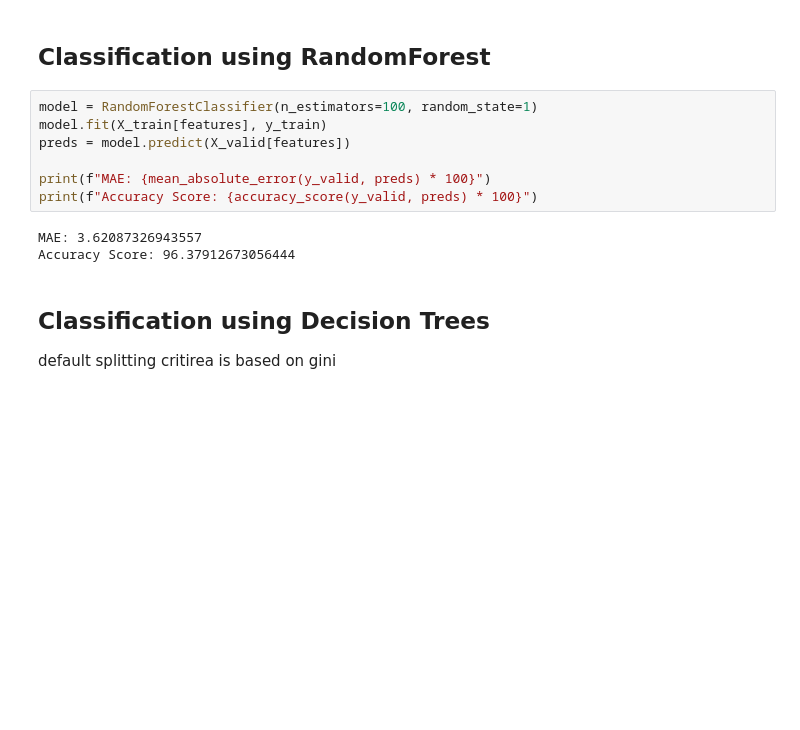
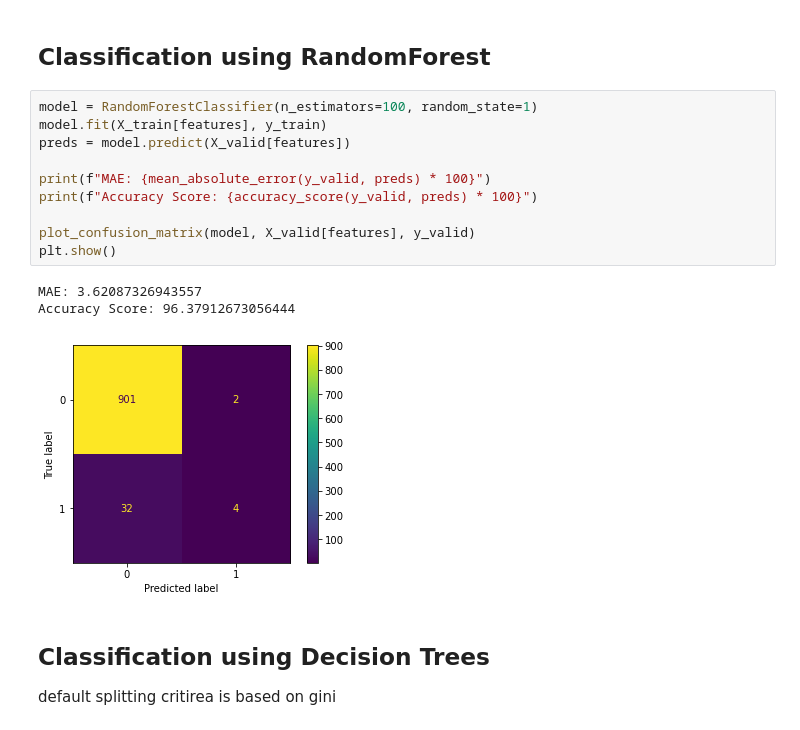
Before and after one commit to Paritosh-Anand/mtech, a Jupyter notebook: dm/assignment_1/pcp_change.ipynb, the cells around one changed output. Cells and saved outputs as stored; diff of their text form; blank space fills up the shorter version.

```diff
--- a/dm/assignment_1/pcp_change.ipynb
+++ b/dm/assignment_1/pcp_change.ipynb
@@ -161,13 +161,17 @@ features = ['visit_count', 'claims_daysaway', 'tier', 'fqhc', 'pcp_lookback', 'f
 # %%
 model = RandomForestClassifier(n_estimators=100, random_state=1)
 model.fit(X_train[features], y_train)
 preds = model.predict(X_valid[features])
 
 print(f"MAE: {mean_absolute_error(y_valid, preds) * 100}")
 print(f"Accuracy Score: {accuracy_score(y_valid, preds) * 100}")
+
+plot_confusion_matrix(model, X_valid[features], y_valid)
+plt.show()
 # %% [output]
 MAE: 3.62087326943557
 Accuracy Score: 96.37912673056444
+[figure, added]
 # %% [markdown]
 ## Classification using Decision Trees
 default splitting critirea is based on gini
```
Also changed, not shown: parts of 5 cells of this notebook.
